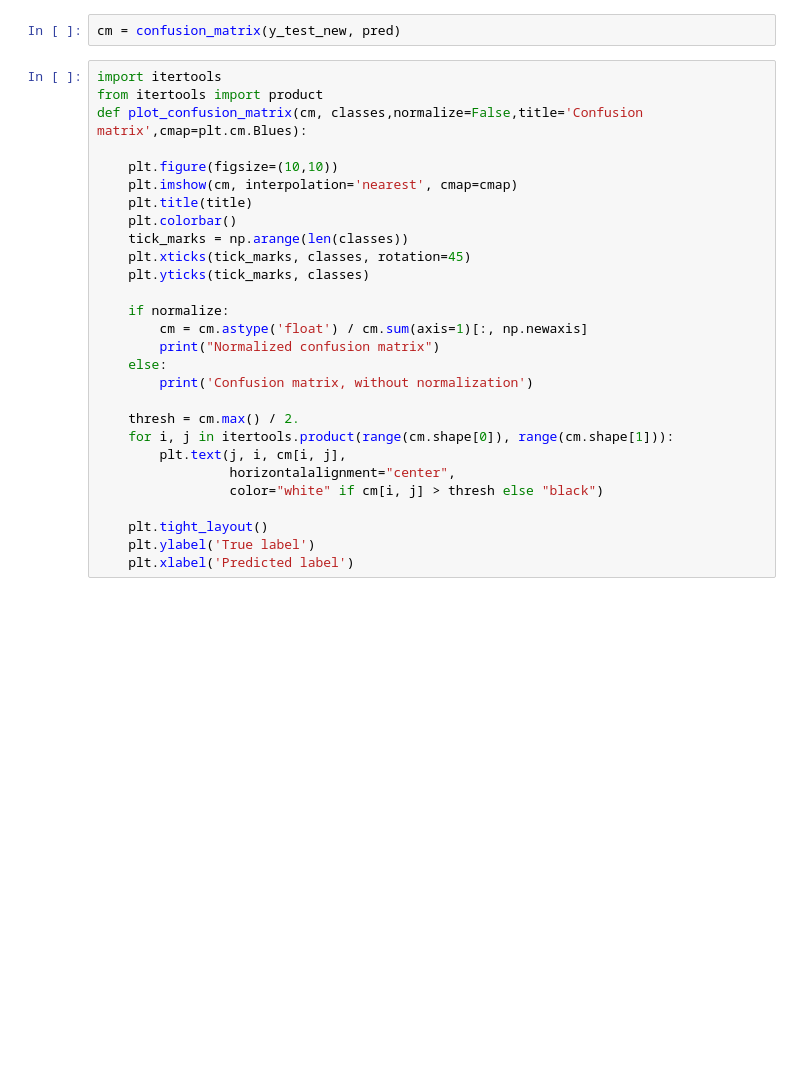
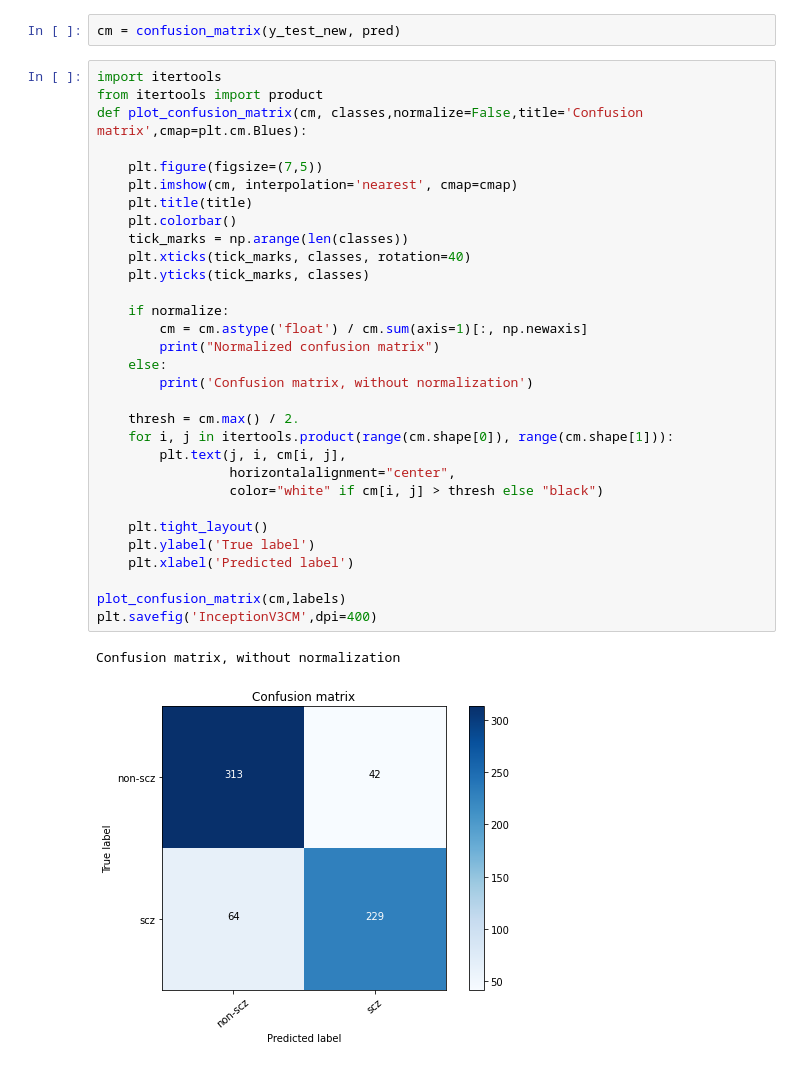
Before and after one commit to IT-17005/Schizophrenia, a Jupyter notebook: InceptionV3_Schizo.ipynb, the cells around one changed output. Cells and saved outputs as stored; diff of their text form; blank space fills up the shorter version.

```diff
--- a/InceptionV3_Schizo.ipynb
+++ b/InceptionV3_Schizo.ipynb
@@ -235,28 +242,34 @@ cm = confusion_matrix(y_test_new, pred)
 # %%
 import itertools
 from itertools import product
 def plot_confusion_matrix(cm, classes,normalize=False,title='Confusion matrix',cmap=plt.cm.Blues):
 
-    plt.figure(figsize=(10,10))
+    plt.figure(figsize=(7,5))
     plt.imshow(cm, interpolation='nearest', cmap=cmap)
     plt.title(title)
     plt.colorbar()
     tick_marks = np.arange(len(classes))
-    plt.xticks(tick_marks, classes, rotation=45)
+    plt.xticks(tick_marks, classes, rotation=40)
     plt.yticks(tick_marks, classes)
 
     if normalize:
         cm = cm.astype('float') / cm.sum(axis=1)[:, np.newaxis]
         print("Normalized confusion matrix")
     else:
         print('Confusion matrix, without normalization')
 
     thresh = cm.max() / 2.
     for i, j in itertools.product(range(cm.shape[0]), range(cm.shape[1])):
         plt.text(j, i, cm[i, j],
                  horizontalalignment="center",
                  color="white" if cm[i, j] > thresh else "black")
 
     plt.tight_layout()
     plt.ylabel('True label')
     plt.xlabel('Predicted label')
+
+plot_confusion_matrix(cm,labels)
+plt.savefig('InceptionV3CM',dpi=400)
+# %% [output]
+Confusion matrix, without normalization
+[figure, added]
```
Also changed, not shown: parts of 6 cells of this notebook.
